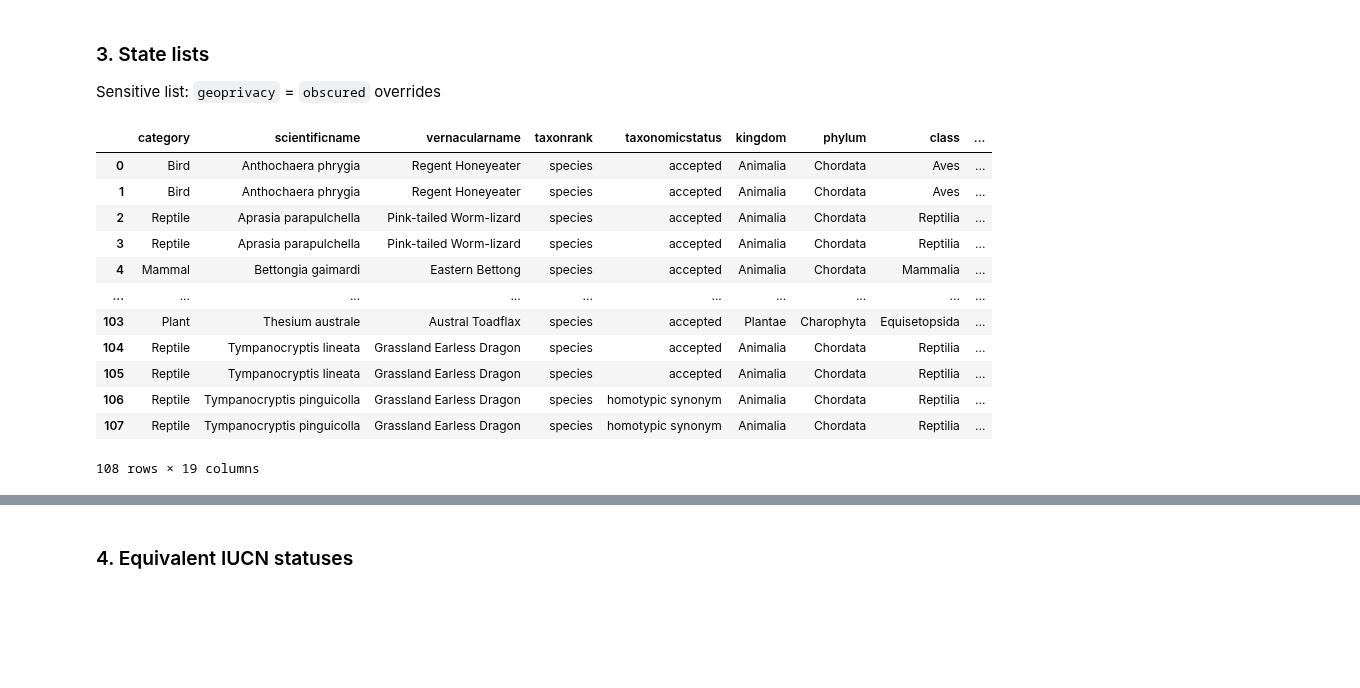
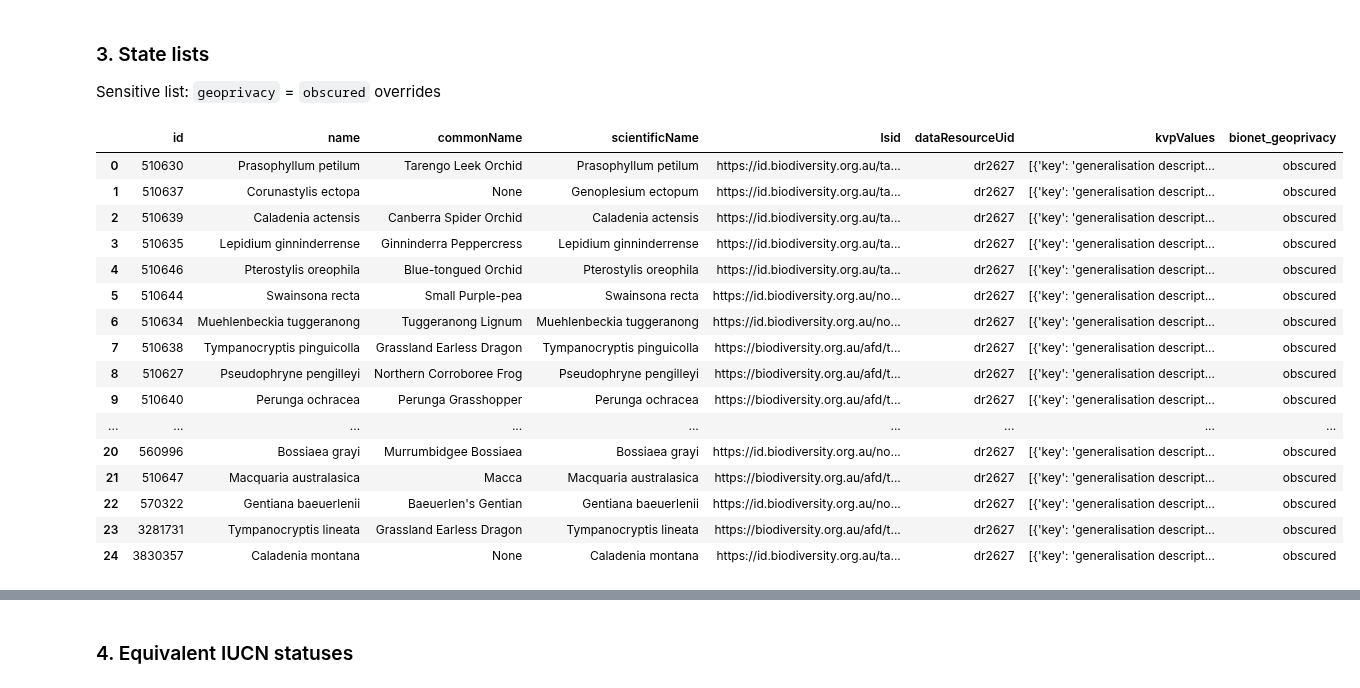
Before and after one commit to AtlasOfLivingAustralia/authoritative-lists, a Jupyter notebook: source-code/py-notebook/inaturalist-statuses/act.ipynb, the cells around one changed output, grey strips where cells are left out. Cells and saved outputs as stored; diff of their text form; code cells hidden in the pictures; blank space fills up the shorter version.

Commit message:
Updated code to read from lists tool: NSW, ACT, TAS, NT

```diff
--- a/source-code/py-notebook/inaturalist-statuses/act.ipynb
+++ b/source-code/py-notebook/inaturalist-statuses/act.ipynb
@@ -102,23 +105,27 @@ inattaxa.head(3)
 Sensitive list: `geoprivacy` = `obscured`
 overrides
 # %%
-sensitivelist = pd.read_csv(listdir + "sensitive-lists/ACT-sensitive.csv")  # ACT sensitive list
-sensitivelist['scientificName'] = sensitivelist['scientificname'].str.replace('subsp. ', '', regex=False)
+sensitivelist = lf.download_ala_list("https://lists.ala.org.au/ws/speciesListItems/dr2627?max=10000&includeKVP=true")
+sensitivelist['scientificName'] = sensitivelist['scientificName'].str.replace('subsp. ', '', regex=False)
 sensitivelist['bionet_geoprivacy'] = 'obscured'
 # sensitivelist = sensitivelist.rename(columns={'taxonID':'wildnetTaxonID'})
 sensitivelist
 # %% [output]
-|  | category | scientificname | vernacularname | taxonrank | taxonomicstatus | kingdom | phylum | class | ... |
-| 0 | Bird | Anthochaera phrygia | Regent Honeyeater | species | accepted | Animalia | Chordata | Aves | ... |
-| 1 | Bird | Anthochaera phrygia | Regent Honeyeater | species | accepted | Animalia | Chordata | Aves | ... |
-| 2 | Reptile | Aprasia parapulchella | Pink-tailed Worm-lizard | species | accepted | Animalia | Chordata | Reptilia | ... |
-| 3 | Reptile | Aprasia parapulchella | Pink-tailed Worm-lizard | species | accepted | Animalia | Chordata | Reptilia | ... |
-| 4 | Mammal | Bettongia gaimardi | Eastern Bettong | species | accepted | Animalia | Chordata | Mammalia | ... |
-| ... | ... | ... | ... | ... | ... | ... | ... | ... | ... |
-| 103 | Plant | Thesium australe | Austral Toadflax | species | accepted | Plantae | Charophyta | Equisetopsida | ... |
-| 104 | Reptile | Tympanocryptis lineata | Grassland Earless Dragon | species | accepted | Animalia | Chordata | Reptilia | ... |
-| 105 | Reptile | Tympanocryptis lineata | Grassland Earless Dragon | species | accepted | Animalia | Chordata | Reptilia | ... |
-| 106 | Reptile | Tympanocryptis pinguicolla | Grassland Earless Dragon | species | homotypic synonym | Animalia | Chordata | Reptilia | ... |
-| 107 | Reptile | Tympanocryptis pinguicolla | Grassland Earless Dragon | species | homotypic synonym | Animalia | Chordata | Reptilia | ... |
+|  | id | name | commonName | scientificName | lsid | dataResourceUid | kvpValues | bionet_geoprivacy |
+| 0 | 510630 | Prasophyllum petilum | Tarengo Leek Orchid | Prasophyllum petilum | https://id.biodiversity.org.au/ta... | dr2627 | [{'key': 'generalisation descript... | obscured |
+| 1 | 510637 | Corunastylis ectopa | None | Genoplesium ectopum | https://id.biodiversity.org.au/ta... | dr2627 | [{'key': 'generalisation descript... | obscured |
+| 2 | 510639 | Caladenia actensis | Canberra Spider Orchid | Caladenia actensis | https://id.biodiversity.org.au/ta... | dr2627 | [{'key': 'generalisation descript... | obscured |
+| 3 | 510635 | Lepidium ginninderrense | Ginninderra Peppercress | Lepidium ginninderrense | https://id.biodiversity.org.au/ta... | dr2627 | [{'key': 'generalisation descript... | obscured |
+| 4 | 510646 | Pterostylis oreophila | Blue-tongued Orchid | Pterostylis oreophila | https://id.biodiversity.org.au/ta... | dr2627 | [{'key': 'generalisation descript... | obscured |
+| 5 | 510644 | Swainsona recta | Small Purple-pea | Swainsona recta | https://id.biodiversity.org.au/no... | dr2627 | [{'key': 'generalisation descript... | obscured |
+| 6 | 510634 | Muehlenbeckia tuggeranong | Tuggeranong Lignum | Muehlenbeckia tuggeranong | https://id.biodiversity.org.au/no... | dr2627 | [{'key': 'generalisation descript... | obscured |
+| 7 | 510638 | Tympanocryptis pinguicolla | Grassland Earless Dragon | Tympanocryptis pinguicolla | https://biodiversity.org.au/afd/t... | dr2627 | [{'key': 'generalisation descript... | obscured |
+| 8 | 510627 | Pseudophryne pengilleyi | Northern Corroboree Frog | Pseudophryne pengilleyi | https://biodiversity.org.au/afd/t... | dr2627 | [{'key': 'generalisation descript... | obscured |
+| 9 | 510640 | Perunga ochracea | Perunga Grasshopper | Perunga ochracea | https://biodiversity.org.au/afd/t... | dr2627 | [{'key': 'generalisation descript... | obscured |
+| ... | ... | ... | ... | ... | ... | ... | ... | ... |
+| 20 | 560996 | Bossiaea grayi | Murrumbidgee Bossiaea | Bossiaea grayi | https://id.biodiversity.org.au/no... | dr2627 | [{'key': 'generalisation descript... | obscured |
+| 21 | 510647 | Macquaria australasica | Macca | Macquaria australasica | https://biodiversity.org.au/afd/t... | dr2627 | [{'key': 'generalisation descript... | obscured |
+| 22 | 570322 | Gentiana baeuerlenii | Baeuerlen's Gentian | Gentiana baeuerlenii | https://id.biodiversity.org.au/no... | dr2627 | [{'key': 'generalisation descript... | obscured |
+| 23 | 3281731 | Tympanocryptis lineata | Grassland Earless Dragon | Tympanocryptis lineata | https://biodiversity.org.au/afd/t... | dr2627 | [{'key': 'generalisation descript... | obscured |
+| 24 | 3830357 | Caladenia montana | None | Caladenia montana | https://id.biodiversity.org.au/ta... | dr2627 | [{'key': 'generalisation descript... | obscured |
-108 rows × 19 columns
 # %%
```
Also changed, not shown: parts of 15 cells of this notebook, 3 other files.
